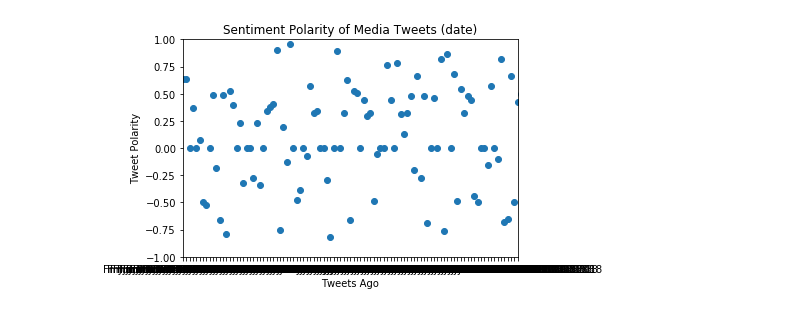
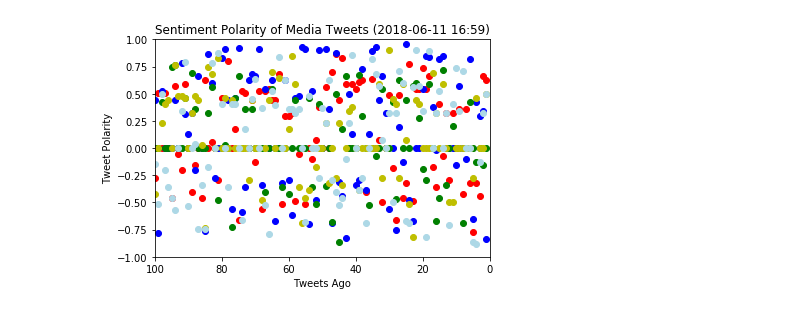
Before and after one commit to rglukins/bootcamp_homework, a Jupyter notebook: social_analytics/social_analytics.ipynb, the cells around one changed output. Saved outputs shown, nothing was run; the diff lists cells and outputs as text; code cells hidden in the pictures.

```diff
--- a/social_analytics/social_analytics.ipynb
+++ b/social_analytics/social_analytics.ipynb
@@ -30,6 +31,7 @@ twitter_feed = []
 source_account = []
 text = []
 date = []
+counterlist = []
 compound = []
 positive = []
 neutral = []
@@ -45,6 +47,8 @@ for target in targets:
 
     #get the tweets from api call
     tweets = api.user_timeline(target, count=100, result_type="recent")
+    # set a counter for establishing 'tweets ago'
+    counter = 1
 
     # start the loop to collect and sort the data
     for tweet in tweets:
@@ -52,6 +56,10 @@ for target in targets:
         source_account.append(tweet["user"]["name"])
         text.append(tweet["text"])
         date.append(tweet["created_at"])
+        counterlist.append(counter)
+
+        #add to the counter
+        counter += 1
 # %%
 # loop through the text of the tweets to analyze the sentiments
 for data in text:
@@ -74,11 +82,12 @@ df = pd.DataFrame({
     "Compound Score": compound,
     "Positive Score": positive,
     "Neutral Score": neutral,
-    "Negative Score": negative
+    "Negative Score": negative,
+    "Tweets Ago": counterlist
 })
 
 # light data cleanup for a presentable dataframe
-df = df[[ "Twitter Feed","Source Account","Tweet","Tweet Date","Compound Score","Positive Score","Neutral Score","Negative Score" ]]
+df = df[[ "Twitter Feed","Source Account", "Tweets Ago", "Tweet","Tweet Date","Compound Score","Positive Score","Neutral Score","Negative Score" ]]
 
-df
+df.head()
 # %% [output]
@@ -103,2 +100,10 @@ df
 # %%
 # save pandas dataframe to a csv file
+# %%
+# slice up the dataframe for easier plotting
+df1 = df.iloc[0:100, [2,5]]
+df2 = df.iloc[100:200, [2, 5]]
+df3 = df.iloc[200:300,[2, 5]]
+df4 = df.iloc[300:400, [2, 5]]
+df5 = df.iloc[400:500,[2, 5]]
+df4.head()
@@ -105,11 +117,19 @@ df
 # %%
+#set the time variables
+now = datetime.now()
+now = now.strftime("%Y-%m-%d %H:%M")
+
 # plot the tweet sentiment analysis
-plt.scatter(df["Tweet Date"], df["Compound Score"])
-plt.title("Sentiment Polarity of Media Tweets (date)")
-plt.xlim(0, 100)
+plt.scatter(df1["Tweets Ago"], df1["Compound Score"], marker="o", color="r")
+plt.scatter(df2["Tweets Ago"], df2["Compound Score"], marker="o", color="b")
+plt.scatter(df3["Tweets Ago"], df3["Compound Score"], marker="o", color="g")
+plt.scatter(df4["Tweets Ago"], df4["Compound Score"], marker="o", color="y")
+plt.scatter(df5["Tweets Ago"], df5["Compound Score"], marker="o", color="lightblue")
+plt.title(f"Sentiment Polarity of Media Tweets ({now})")
+plt.xlim(100, 0)
 plt.ylim(-1.0, 1.0)
 plt.xlabel("Tweets Ago")
 plt.ylabel("Tweet Polarity")
 plt.show()
 # %% [output]
-[figure, old version]
+[figure, new version]
```
Also changed, not shown: parts of 3 cells of this notebook.
